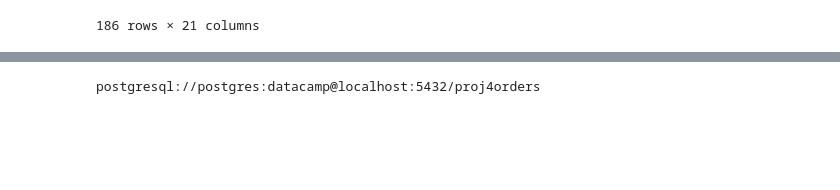
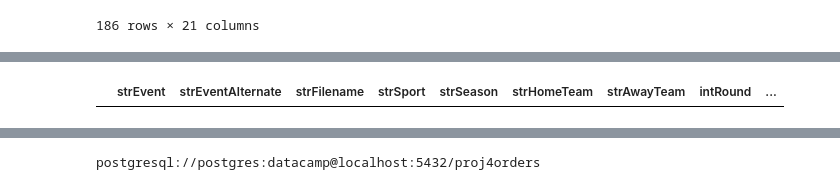
Before and after one commit to nathanguevara11/project-4-G10, a Jupyter notebook: proj4_comb_methods.ipynb, the cells around one changed output, grey strips where cells are left out. Drawn from its saved outputs; the diff is of its cells as text; code cells hidden in the pictures; blank space fills up the shorter version.

```diff
--- a/proj4_comb_methods.ipynb
+++ b/proj4_comb_methods.ipynb
@@ -201,3 +236,20 @@ final_teams_data
+# %%
+column_new = final_teams_data.columns
+
+fixture_df = pd.DataFrame(None, columns = column_new)
+
+fixture_df
+
+
+#add fixtures
+#iterrows
+#do predictions based off row values
+
+#dropdown menu for future information
+
+# https://streamlit.io/
+# %% [output]
+|  | strEvent | strEventAlternate | strFilename | strSport | strSeason | strHomeTeam | strAwayTeam | intRound | ... |
 # %%
 
 dummy = pd.get_dummies(final_teams_data, drop_first = False).astype(int)
```
Also changed, not shown: parts of 14 cells of this notebook, 10 other files.
